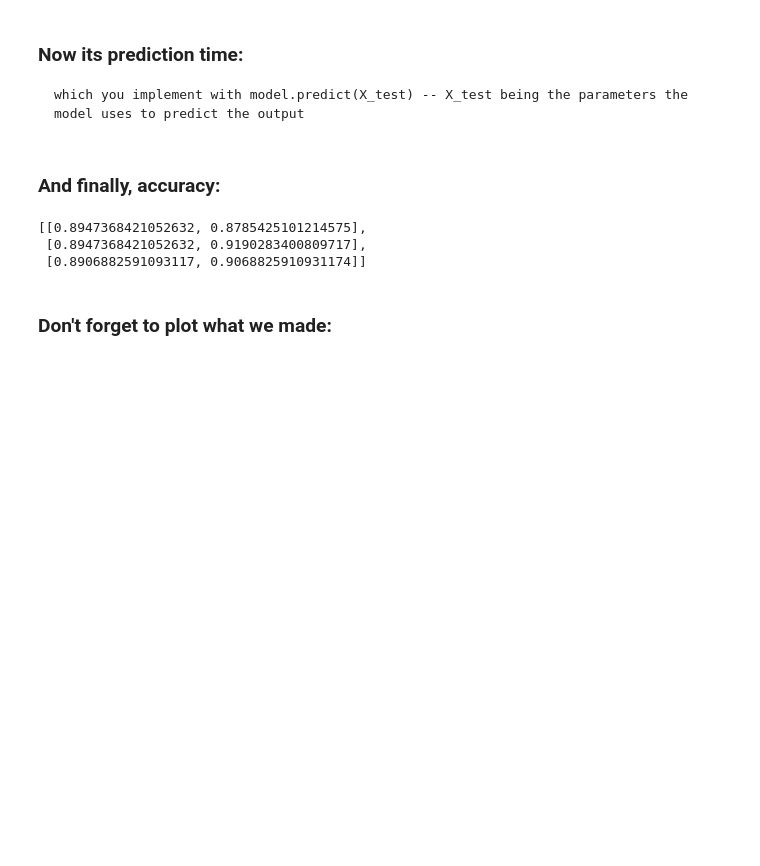
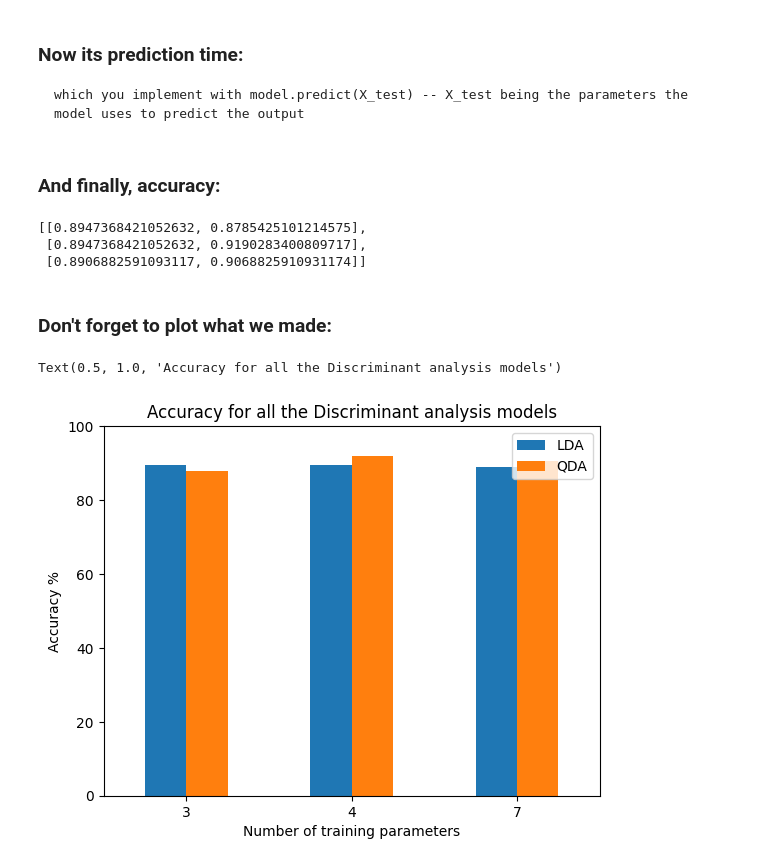
Before and after one commit to almsam/ML-playground, a Jupyter notebook: part 4 LDA QDA classification.ipynb, the cells around one changed output. Cells and saved outputs as stored; diff of their text form; code cells hidden in the pictures; blank space fills up the shorter version.

Commit message:
accuracy graph done

```diff
--- a/part 4 LDA QDA classification.ipynb
+++ b/part 4 LDA QDA classification.ipynb
@@ -135,3 +135,16 @@ accuracy
  [0.8906882591093117, 0.9068825910931174]]
 # %% [markdown]
 ### **Don't forget to plot what we made:**
+# %%
+dfOut = pd.DataFrame([[Accuracy_L1*100, Accuracy_Q1*100], [Accuracy_L2*100, Accuracy_Q2*100], [Accuracy_L3*100, Accuracy_Q3*100]], columns=['LDA', 'QDA'])
+
+dfOut.index = ["3", "4", "7"] # type: ignore
+
+dfOut.plot(kind = 'bar', xlabel="Number of training parameters", ylabel="Accuracy %").set_ylim(0, 100)
+
+plt.xticks(rotation=0)
+
+plt.title("Accuracy for all the Discriminant analysis models")
+# %% [output]
+Text(0.5, 1.0, 'Accuracy for all the Discriminant analysis models')
+[figure, added]
```
